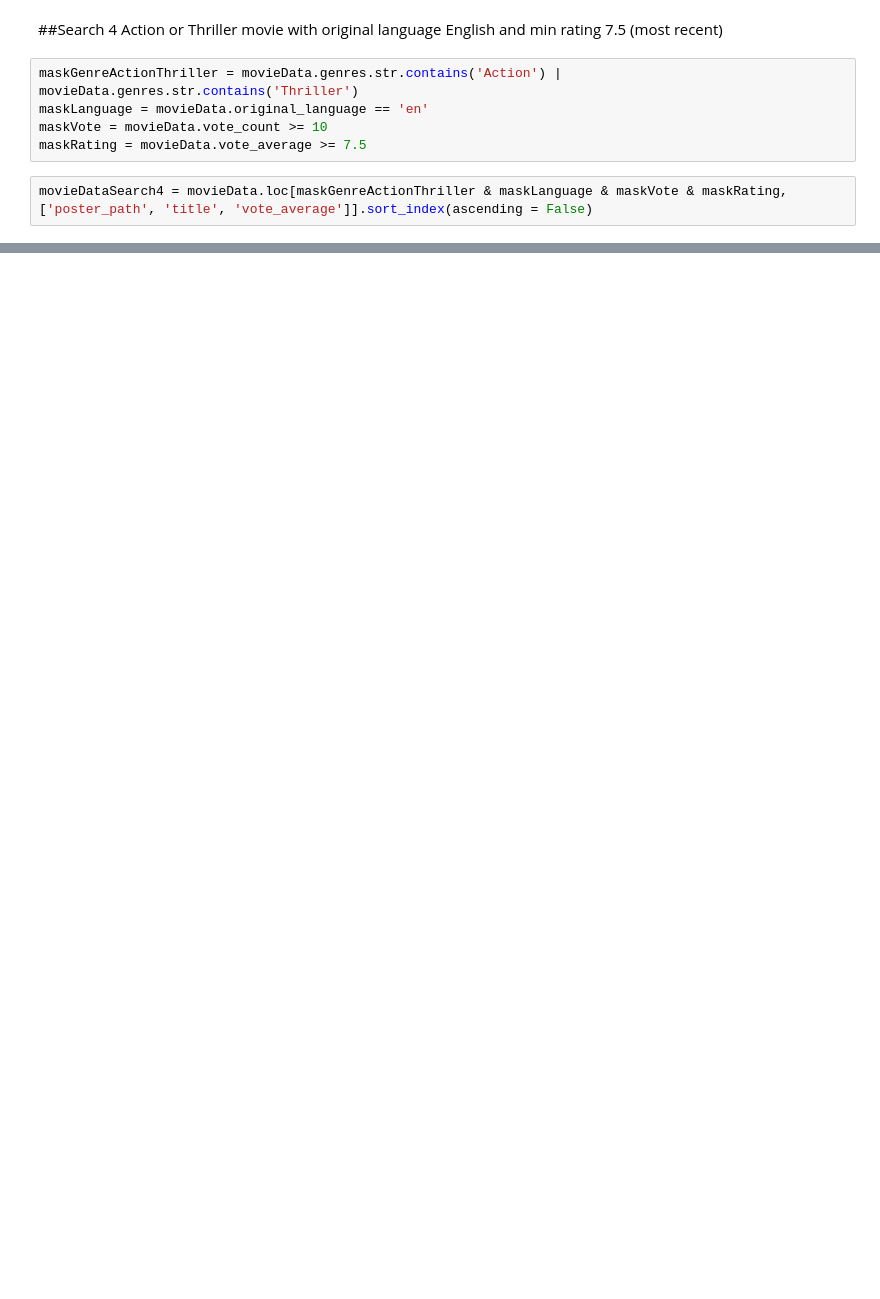
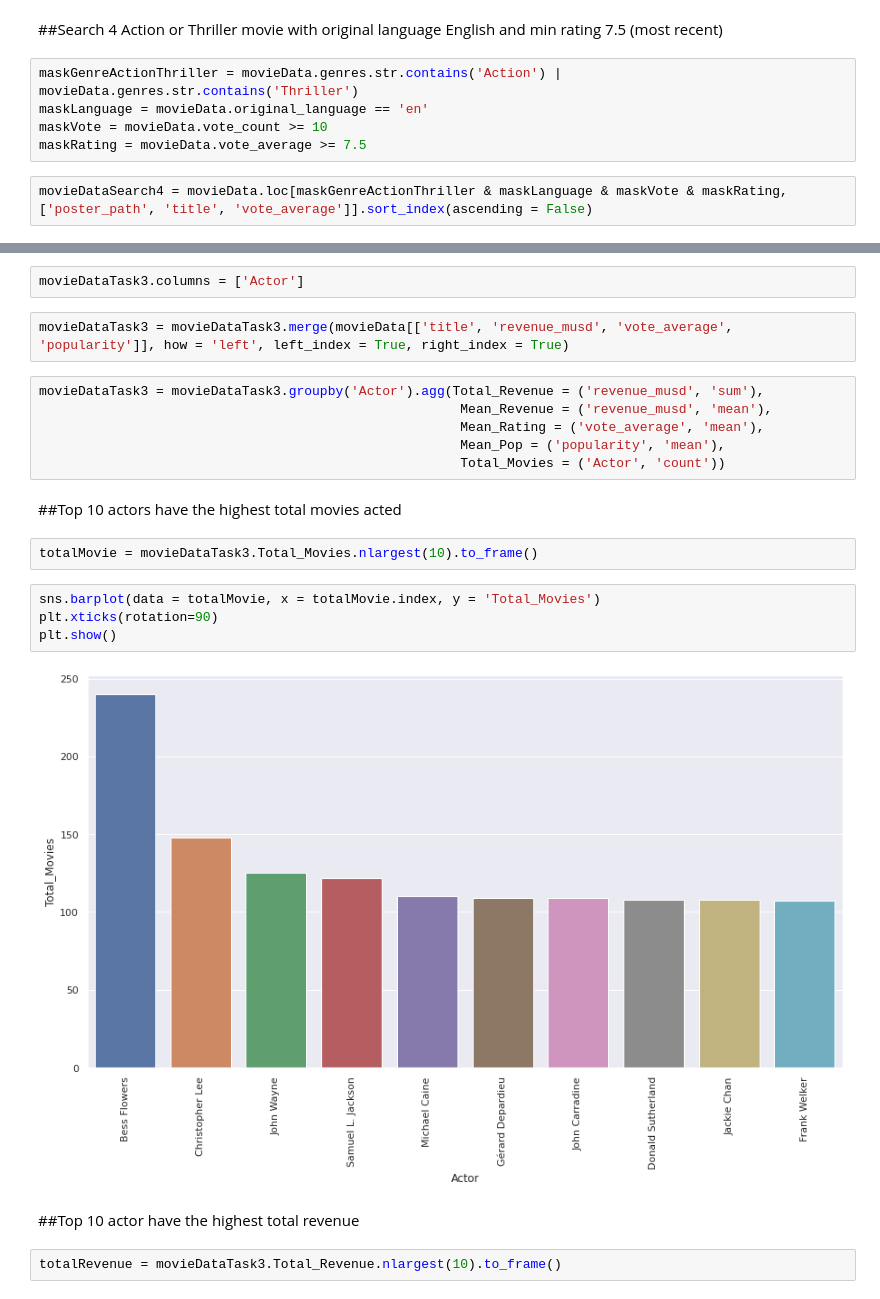
Before and after one commit to lvphu95/data-analysis-movie-dataset, a Jupyter notebook: Explanatory Data Analysis movie dataset.ipynb, the cells around one changed output, grey strips where cells are left out. Drawn from its saved outputs; the diff is of its cells as text; blank space fills up the shorter version.

```diff
--- a/Explanatory Data Analysis movie dataset.ipynb
+++ b/Explanatory Data Analysis movie dataset.ipynb
@@ -210,0 +218,24 @@ HTML(movieDataSearch4.head().to_html(escape = False))
+# %%
+movieDataTask3.columns = ['Actor']
+# %%
+movieDataTask3 = movieDataTask3.merge(movieData[['title', 'revenue_musd', 'vote_average', 'popularity']], how = 'left', left_index = True, right_index = True)
+# %%
+movieDataTask3 = movieDataTask3.groupby('Actor').agg(Total_Revenue = ('revenue_musd', 'sum'),
+                                                      Mean_Revenue = ('revenue_musd', 'mean'),
+                                                      Mean_Rating = ('vote_average', 'mean'),
+                                                      Mean_Pop = ('popularity', 'mean'),
+                                                      Total_Movies = ('Actor', 'count'))
+# %% [markdown]
+##Top 10 actors have the highest total movies acted
+# %%
+totalMovie = movieDataTask3.Total_Movies.nlargest(10).to_frame()
+# %%
+sns.barplot(data = totalMovie, x = totalMovie.index, y = 'Total_Movies')
+plt.xticks(rotation=90)
+plt.show()
+# %% [output]
+[figure, added]
+# %% [markdown]
+##Top 10 actor have the highest total revenue
+# %%
+totalRevenue = movieDataTask3.Total_Revenue.nlargest(10).to_frame()
```
Also changed, not shown: parts of 14 cells of this notebook.
